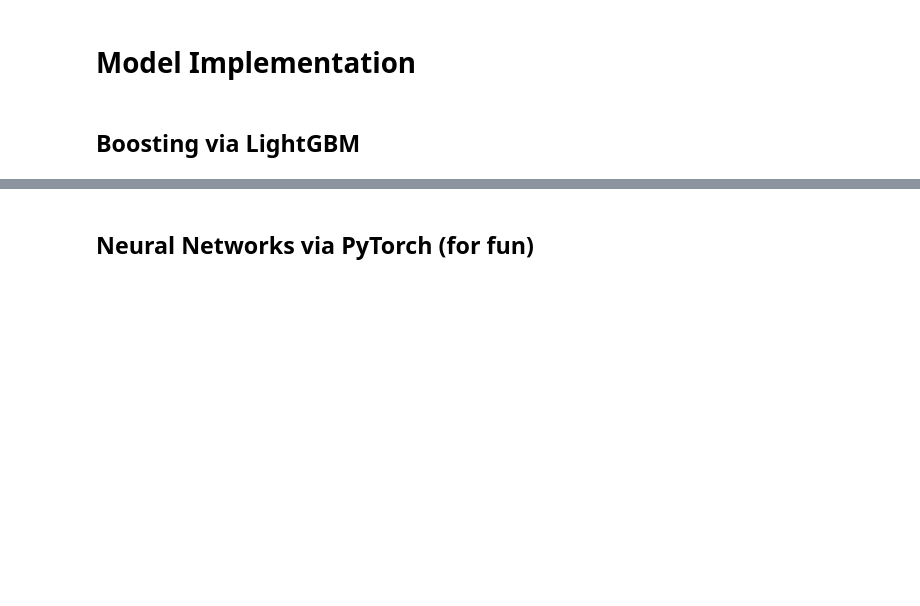
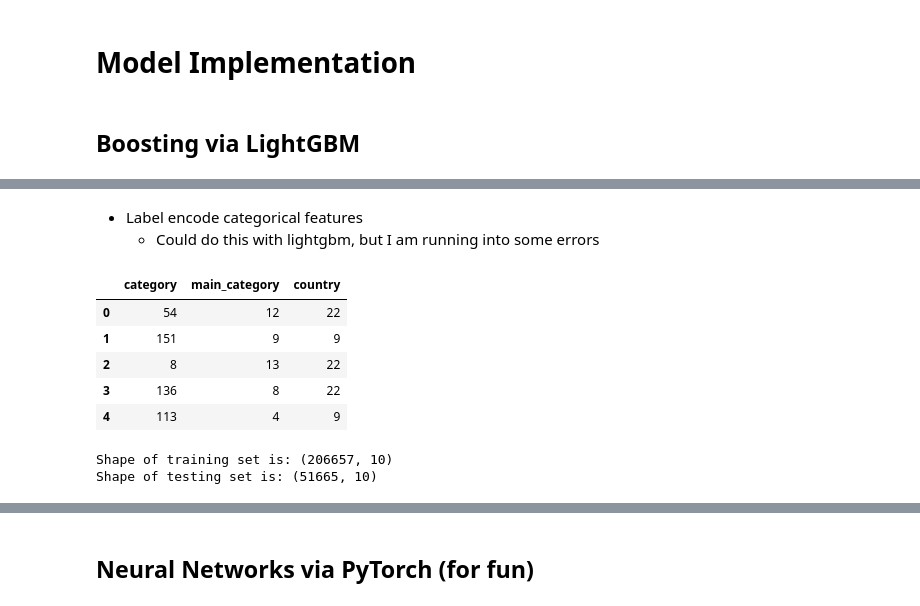
Before and after one commit to j2colaco/nu_ds_challenge, a Jupyter notebook: kickstarter_codebase.ipynb, the cells around one changed output, grey strips where cells are left out. Drawn from its saved outputs; the diff is of its cells as text; code cells hidden in the pictures; blank space fills up the shorter version.

Commit message:
first pass of lightgbm model complete

```diff
--- a/kickstarter_codebase.ipynb
+++ b/kickstarter_codebase.ipynb
@@ -542,0 +559,6 @@ Let's apply a more sophisticated model to see if we can improve these evalution
+# %%
+numeric_features = ['usd_goal_real', 'backers', 'name_length',
+                     'name_num_words', 'launch_month',
+                     'duration_launched_month', 'launch_year']
+categorical_features = ['category', 'main_category', 'country']
+y = data_v2['new_state']
@@ -542,0 +569,17 @@ Let's apply a more sophisticated model to see if we can improve these evalution
+# %% [markdown]
+- Label encode categorical features
+    - Could do this with lightgbm, but I am running into some errors
+# %%
+categorical_data =data_v2[categorical_features]
+# %%
+l_encoder = LabelEncoder()
+encoded_data = categorical_data.apply(LabelEncoder().fit_transform)
+# %%
+encoded_data.head()
+# %% [output]
+|  | category | main_category | country |
+| 0 | 54 | 12 | 22 |
+| 1 | 151 | 9 | 9 |
+| 2 | 8 | 13 | 22 |
+| 3 | 136 | 8 | 22 |
+| 4 | 113 | 4 | 9 |
@@ -542,0 +588,8 @@ Let's apply a more sophisticated model to see if we can improve these evalution
+# %%
+# X_train, X_test, y_train, y_test = train_test_split(X_lgbm, y, test_size=0.80, random_state=42)
+X_train, X_test, y_train, y_test = train_test_split(X_lgbm, y, test_size=0.2, random_state=42)
+print('Shape of training set is:', X_train.shape)
+print('Shape of testing set is:', X_test.shape)
+# %% [output]
+Shape of training set is: (206657, 10)
+Shape of testing set is: (51665, 10)
```
Also changed, not shown: parts of 38 cells of this notebook.
